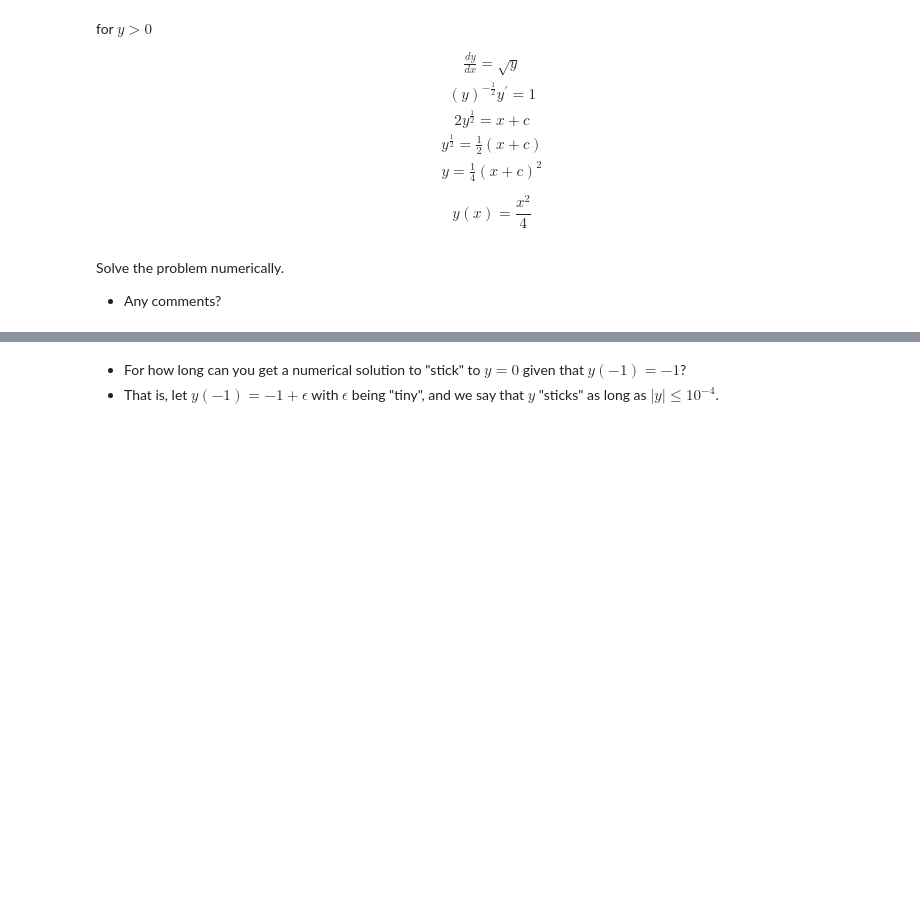
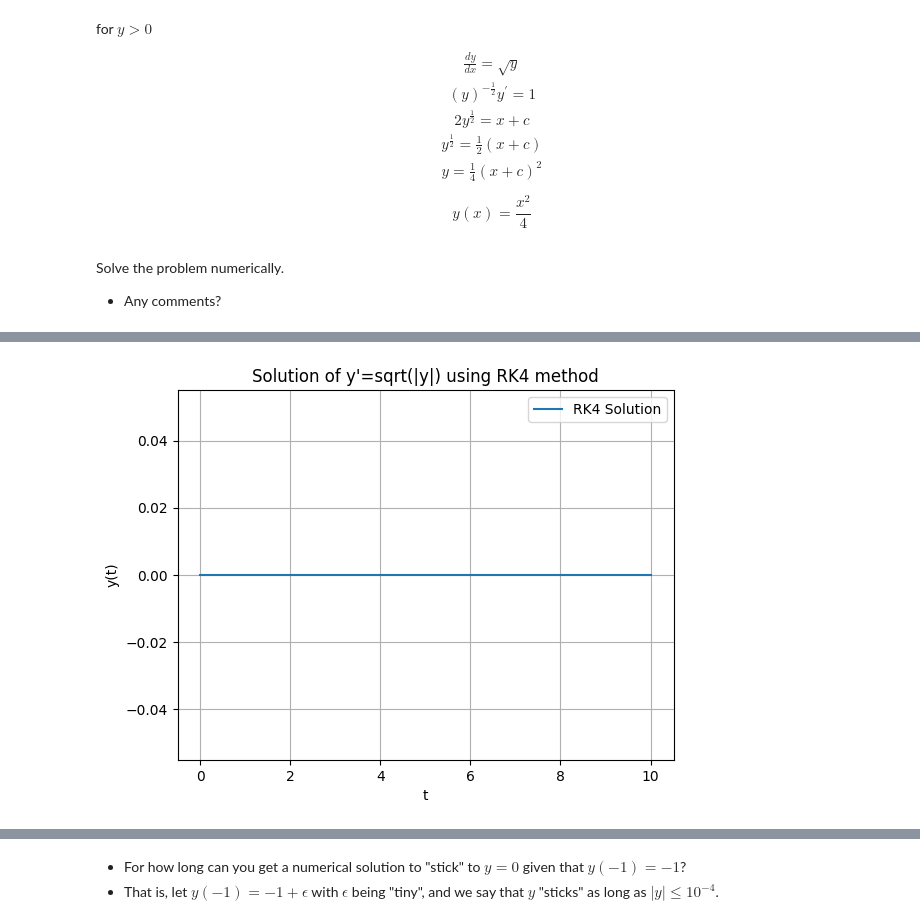
Before and after one commit to Fluntin/Numerical-Methods-ODE, a Jupyter notebook: Project.ipynb, the cells around one changed output, grey strips where cells are left out. Cells and saved outputs as stored; diff of their text form; code cells hidden in the pictures; blank space fills up the shorter version.

```diff
--- a/Project.ipynb
+++ b/Project.ipynb
@@ -56,0 +59,39 @@ Answer
+# %%
+def f(t, y):
+    return math.sqrt(abs(y))
+# %%
+def rk_fyra(f, y0, t0, t_final, h):
+    t_värde = [t0]
+    y_värde = [y0]
+
+    while t_värde[-1] < t_final:
+        k1 = f(t_värde[-1], y_värde[-1])
+        k2 = f(t_värde[-1] + h/2, y_värde[-1] + h/2 * k1)
+        k3 = f(t_värde[-1] + h/2, y_värde[-1] + h/2 * k2)
+        k4 = f(t_värde[-1] + h, y_värde[-1] + h * k3)
+
+        t_next = t_värde[-1] + h
+        y_next = y_värde[-1] + h/6 * (k1 + 2*k2 + 2*k3 + k4)
+
+        t_värde.append(t_next)
+        y_värde.append(y_next)
+
+    return t_värde, y_värde
+# %%
+t_start = 0
+y0 = 0
+t_slut = 10
+N = 1000
+h = (t_slut - t_start) / N
+# %%
+rk_t_värde, rk_y_värde = rk_fyra(f, y0, t_start, t_slut, h)
+# %%
+plt.plot(rk_t_värde, rk_y_värde, label='RK4 Solution')
+plt.title("Solution of y'=sqrt(|y|) using RK4 method")
+plt.xlabel('t')
+plt.ylabel('y(t)')
+plt.legend()
+plt.grid(True)
+plt.show()
+# %% [output]
+[figure, added]
```
Also changed, not shown: parts of 42 cells of this notebook.
